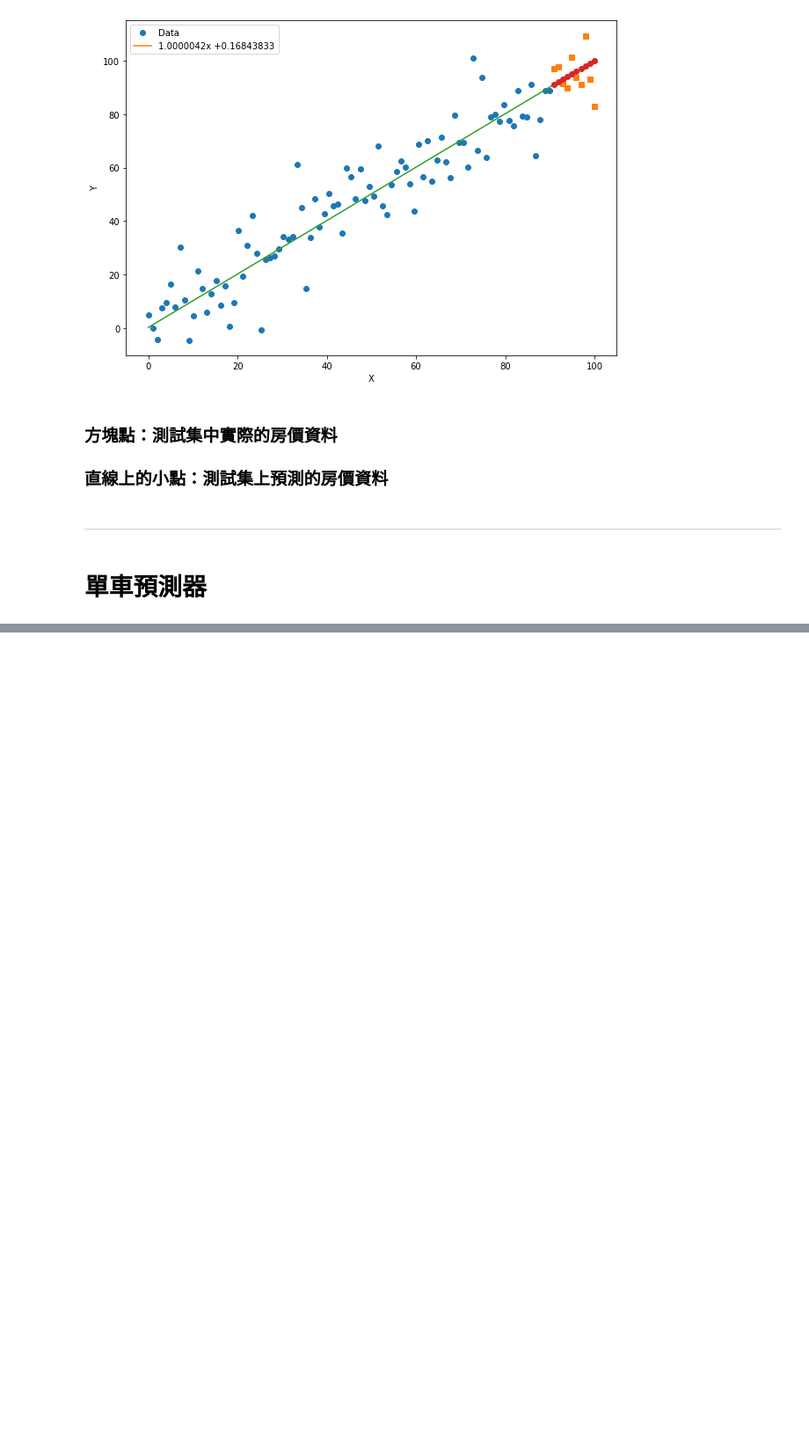
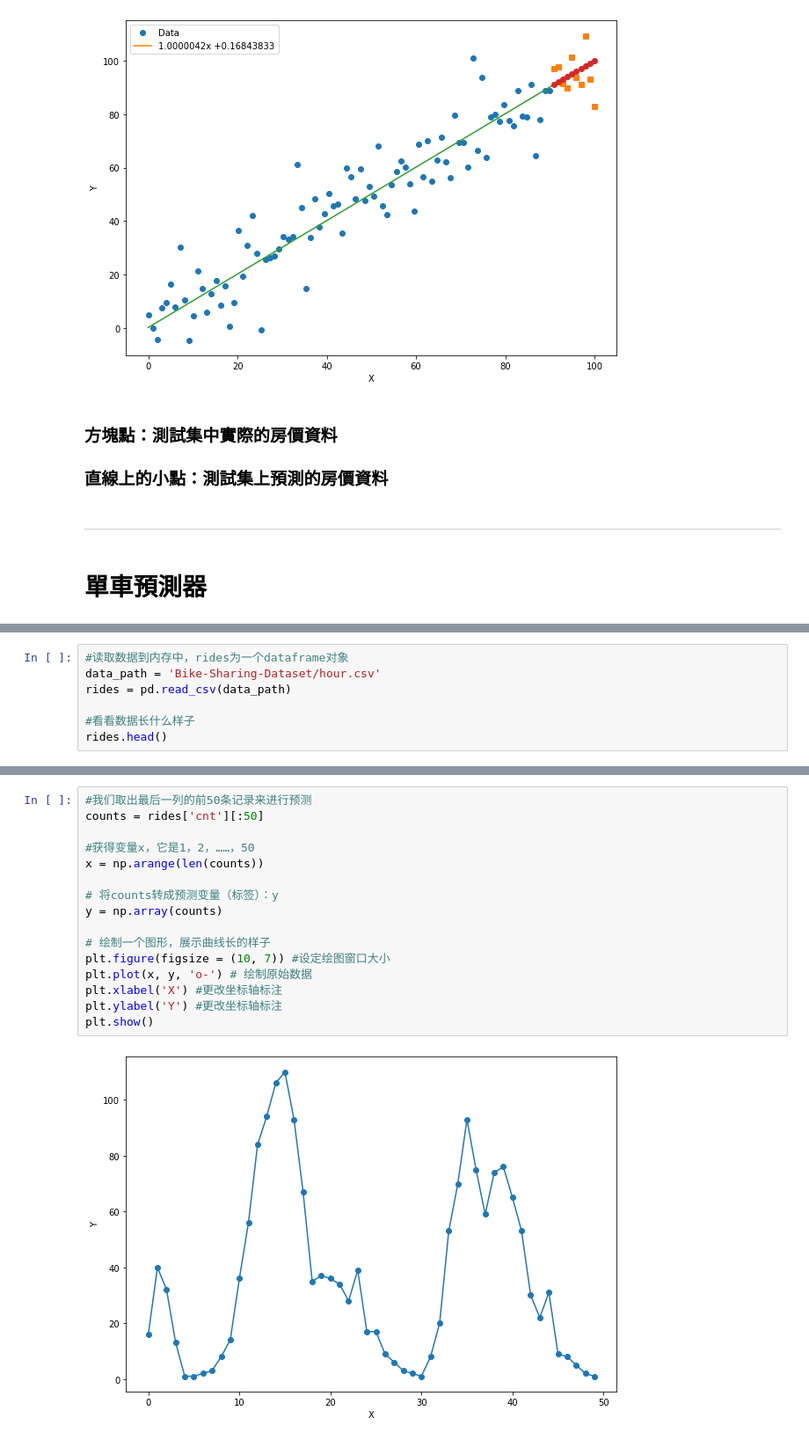
Before and after one commit to JackyPro/Jupyter_PyTorch, a Jupyter notebook: Day3.ipynb, the cells around one changed output, grey strips where cells are left out. Shown at 88% size. Saved outputs shown, nothing was run; the diff lists cells and outputs as text; blank space fills up the shorter version.

```diff
--- a/Day3.ipynb
+++ b/Day3.ipynb
@@ -129,0 +304,7 @@ plt.show()
+# %%
+#读取数据到内存中，rides为一个dataframe对象
+data_path = 'Bike-Sharing-Dataset/hour.csv'
+rides = pd.read_csv(data_path)
+
+#看看数据长什么样子
+rides.head()
@@ -129,0 +318,18 @@ plt.show()
+# %%
+#我们取出最后一列的前50条记录来进行预测
+counts = rides['cnt'][:50]
+
+#获得变量x，它是1，2，……，50
+x = np.arange(len(counts))
+
+# 将counts转成预测变量（标签）：y
+y = np.array(counts)
+
+# 绘制一个图形，展示曲线长的样子
+plt.figure(figsize = (10, 7)) #设定绘图窗口大小
+plt.plot(x, y, 'o-') # 绘制原始数据
+plt.xlabel('X') #更改坐标轴标注
+plt.ylabel('Y') #更改坐标轴标注
+plt.show()
+# %% [output]
+[figure, added]
```
Also changed, not shown: parts of 52 cells of this notebook.
